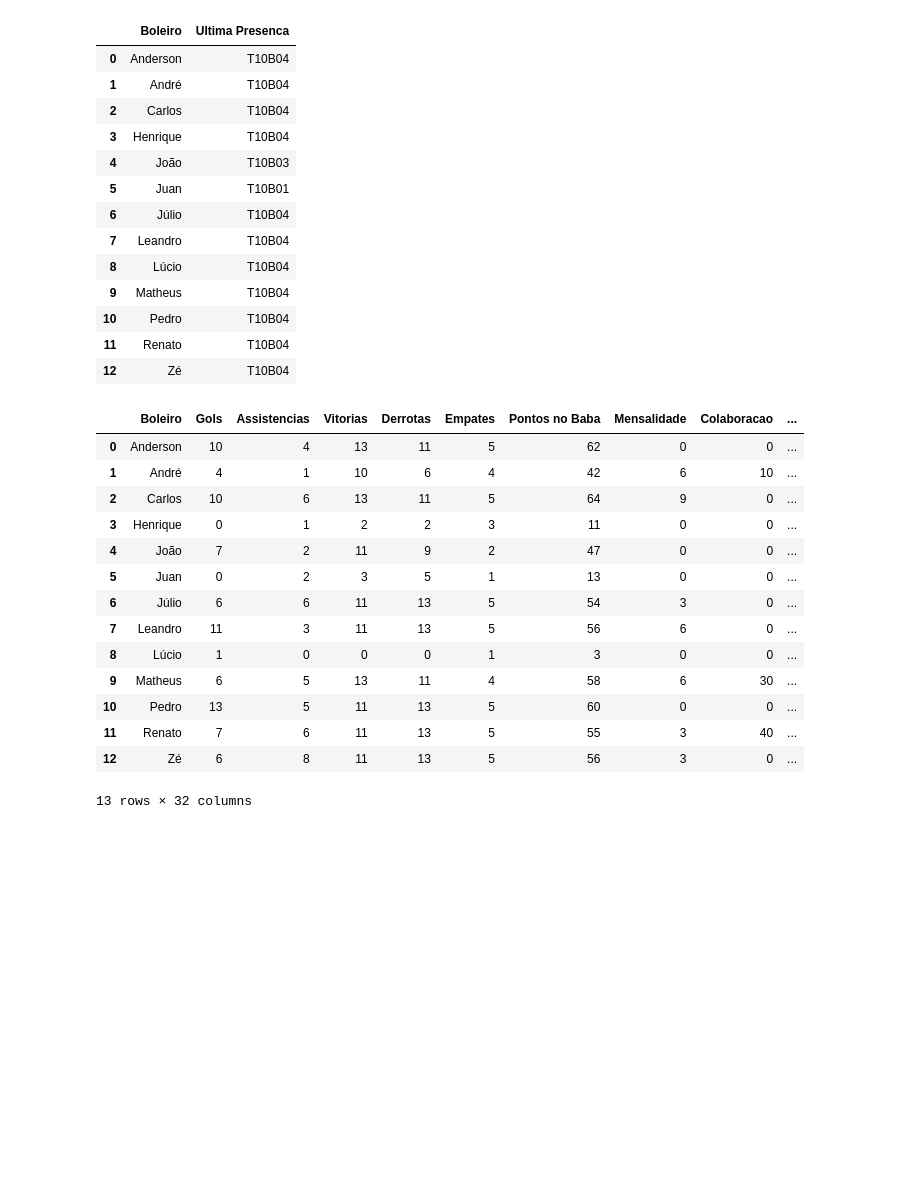
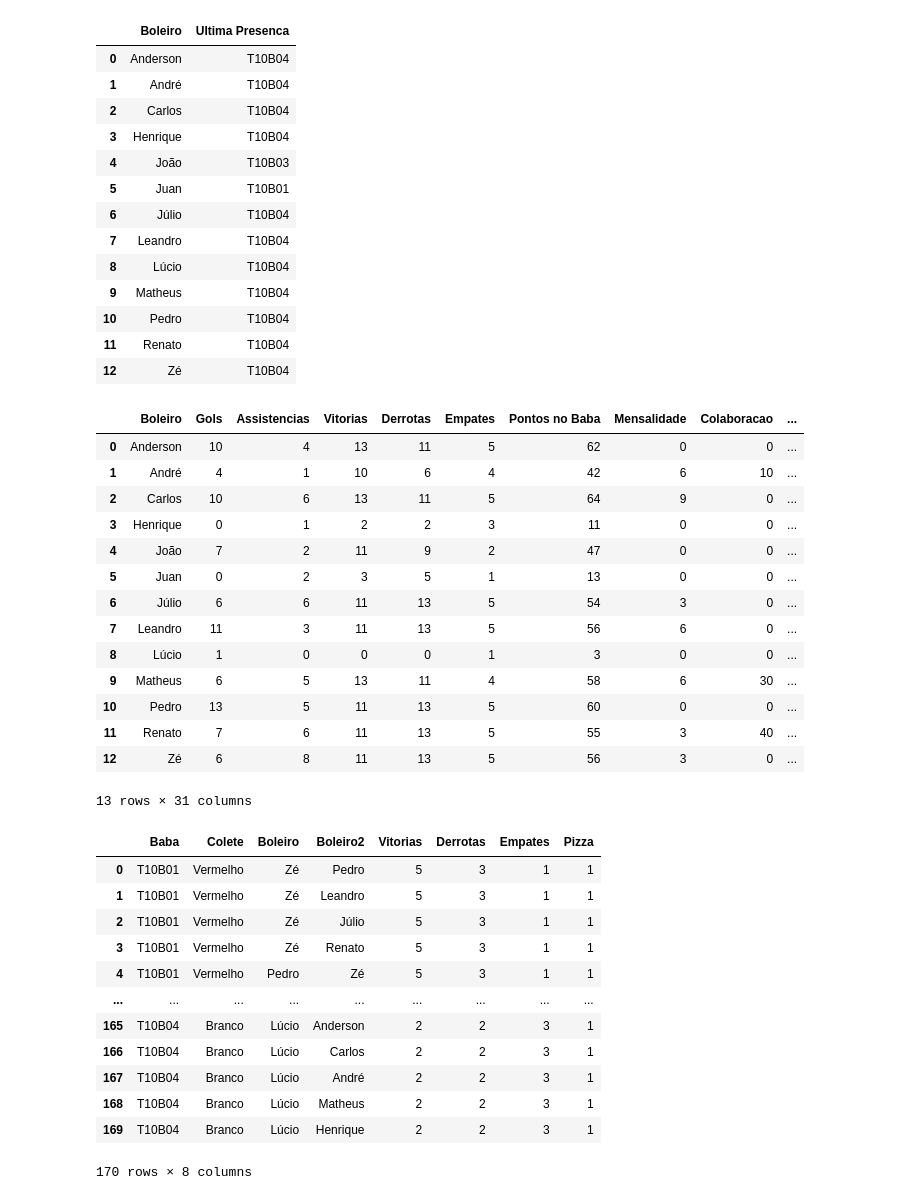
Before and after one commit to FlickFlash/associacao-futebol, a Jupyter notebook: Teste_1_Jogador_Completo/novo_processamento.ipynb, the cells around one changed output. Cells and saved outputs as stored; diff of their text form; code cells hidden in the pictures; blank space fills up the shorter version.

```diff
--- a/Teste_1_Jogador_Completo/novo_processamento.ipynb
+++ b/Teste_1_Jogador_Completo/novo_processamento.ipynb
@@ -26,19 +26,21 @@ dict_keys(['Baba', 'Boleiros', 'Individual', 'Times', 'Pizza', 'Premios', 'Defes
 # %%
-lista_resultados_pizza = []
-sumula["Pizza"]["Pizza"] = 1
-for col in sumula["Pizza"].columns:
-    if col.startswith("Colete"):
-        resultados_pizza = sumula["Individual"].merge(sumula["Pizza"], how="left", left_on=["Baba", "Colete"], right_on=["Baba", col])
-        lista_resultados_pizza.append(resultados_pizza)
-sumula_pizza = pd.concat(lista_resultados_pizza, ignore_index=True)
-sumula_pizza["Pizza"] = sumula_pizza["Pizza"].fillna(0).astype(int)
+# (OK) Pizza deve fazer parte da aba Times, e não ser uma aba à parte (simplifica absurdamente o código)
 
-sumula_pizza = sumula_pizza.drop(
-    columns=[col for col in sumula_pizza.columns if col.startswith("Colete") and col != "Colete"]
-)
+# lista_resultados_pizza = []
+# sumula["Pizza"]["Pizza"] = 1
+# for col in sumula["Pizza"].columns:
+#     if col.startswith("Colete"):
+#         resultados_pizza = sumula["Individual"].merge(sumula["Pizza"], how="left", left_on=["Baba", "Colete"], right_on=["Baba", col])
+#         lista_resultados_pizza.append(resultados_pizza)
+# sumula_pizza = pd.concat(lista_resultados_pizza, ignore_index=True)
+# sumula_pizza["Pizza"] = sumula_pizza["Pizza"].fillna(0).astype(int)
 
-# Quando há mais de um "colete" vencedor, os resultados são duplicados, sendo necessário remover as duplicatas
-sumula_pizza = sumula_pizza.sort_values(by="Pizza", ascending=False).drop_duplicates(subset=["Baba", "Boleiro"], keep="first")
+# sumula_pizza = sumula_pizza.drop(
+#     columns=[col for col in sumula_pizza.columns if col.startswith("Colete") and col != "Colete"]
+# )
 
-sumula_pizza = sumula_pizza.sort_values(by=["Baba", "Colete", "Boleiro"], ascending=True).reset_index(drop=True)
+# # Quando há mais de um "colete" vencedor, os resultados são duplicados, sendo necessário remover as duplicatas
+# sumula_pizza = sumula_pizza.sort_values(by="Pizza", ascending=False).drop_duplicates(subset=["Baba", "Boleiro"], keep="first")
+
+# sumula_pizza = sumula_pizza.sort_values(by=["Baba", "Colete", "Boleiro"], ascending=True).reset_index(drop=True)
 # %%
@@ -239,14 +256,16 @@ df_ranking_agrupado = (
 )
 
 df_ranking_completo = (df_ranking_agrupado
-                       .merge(df_ultima_pizza, on="Boleiro", how="left")
+                    #    .merge(df_ultima_pizza, on="Boleiro", how="left")
                        .merge(df_ultima_presenca, on="Boleiro", how="left")
                        .merge(df_primeiro_gol_agrupado, on="Boleiro", how="left")
                        .merge(df_boleiros, on="Boleiro", how="left")
                        )
 
 df_ranking_completo["Primeiro Gol"] = df_ranking_completo["Primeiro Gol"].fillna(0).astype(int)
-df_ranking_completo
+
+df_final_ranking_completo = df_ranking_completo
+# df_final_ranking_completo
 # %% [output]
 |  | Boleiro | Gols | Assistencias | Vitorias | Derrotas | Empates | Pontos no Baba | Mensalidade | Colaboracao | ... |
 | 0 | Anderson | 10 | 4 | 13 | 11 | 5 | 62 | 0 | 0 | ... |
@@ -262,4 +281,4 @@ df_ranking_completo
 | 10 | Pedro | 13 | 5 | 11 | 13 | 5 | 60 | 0 | 0 | ... |
 | 11 | Renato | 7 | 6 | 11 | 13 | 5 | 55 | 3 | 40 | ... |
 | 12 | Zé | 6 | 8 | 11 | 13 | 5 | 56 | 3 | 0 | ... |
-13 rows × 32 columns
+13 rows × 31 columns
@@ -283 +285,27 @@ df_ranking_completo
+# %%
+df_boleiros_times = sumula["Individual"][["Baba", "Colete", "Boleiro"]]
+df_times = sumula["Times"]
+
+df_duplas = df_boleiros_times.merge(df_times, on=["Baba", "Colete"], how="left")
+df_final_duplas = (
+    df_duplas[["Baba", "Colete", "Boleiro"]].merge(df_duplas, on=["Baba", "Colete"])
+    .query("Boleiro_x != Boleiro_y")
+    .rename(columns={"Boleiro_x": "Boleiro", "Boleiro_y": "Boleiro2"})
+    .reset_index(drop=True)
+)
+# df_final_duplas
+# %% [output]
+|  | Baba | Colete | Boleiro | Boleiro2 | Vitorias | Derrotas | Empates | Pizza |
+| 0 | T10B01 | Vermelho | Zé | Pedro | 5 | 3 | 1 | 1 |
+| 1 | T10B01 | Vermelho | Zé | Leandro | 5 | 3 | 1 | 1 |
+| 2 | T10B01 | Vermelho | Zé | Júlio | 5 | 3 | 1 | 1 |
+| 3 | T10B01 | Vermelho | Zé | Renato | 5 | 3 | 1 | 1 |
+| 4 | T10B01 | Vermelho | Pedro | Zé | 5 | 3 | 1 | 1 |
+| ... | ... | ... | ... | ... | ... | ... | ... | ... |
+| 165 | T10B04 | Branco | Lúcio | Anderson | 2 | 2 | 3 | 1 |
+| 166 | T10B04 | Branco | Lúcio | Carlos | 2 | 2 | 3 | 1 |
+| 167 | T10B04 | Branco | Lúcio | André | 2 | 2 | 3 | 1 |
+| 168 | T10B04 | Branco | Lúcio | Matheus | 2 | 2 | 3 | 1 |
+| 169 | T10B04 | Branco | Lúcio | Henrique | 2 | 2 | 3 | 1 |
+170 rows × 8 columns
 # %%
```
Also changed, not shown: parts of 19 cells of this notebook, 2 other files.
